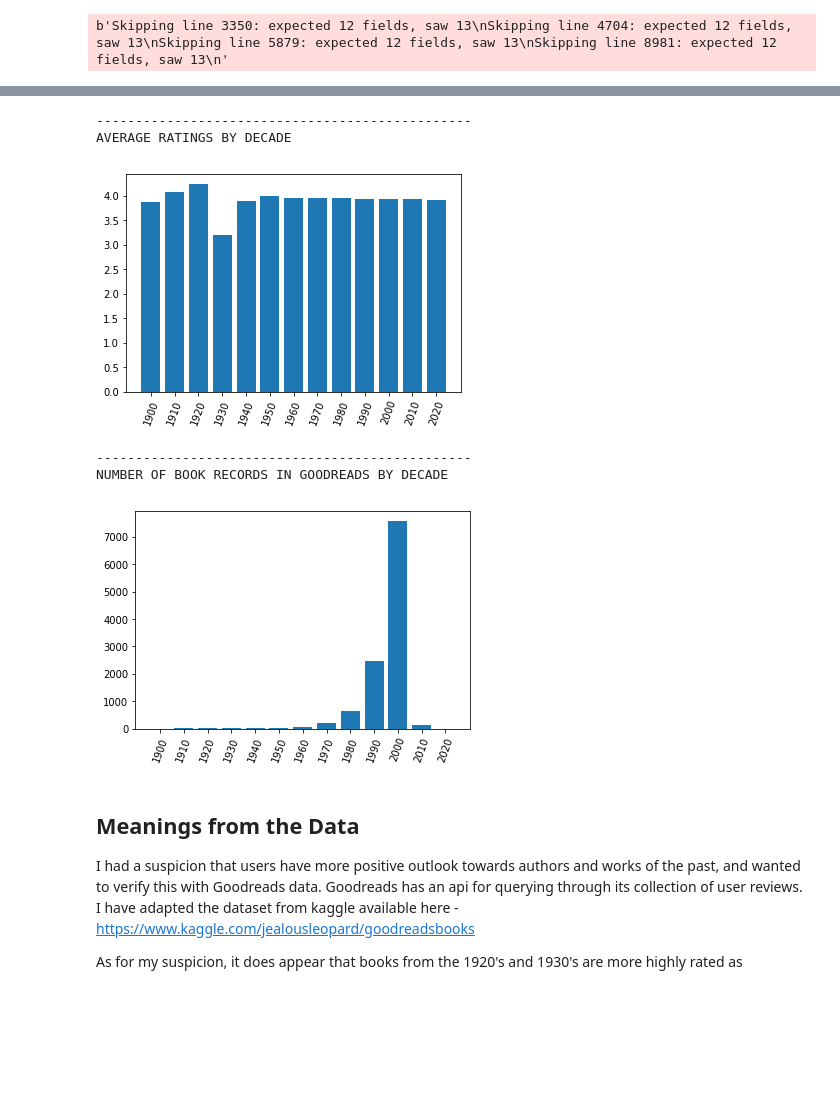
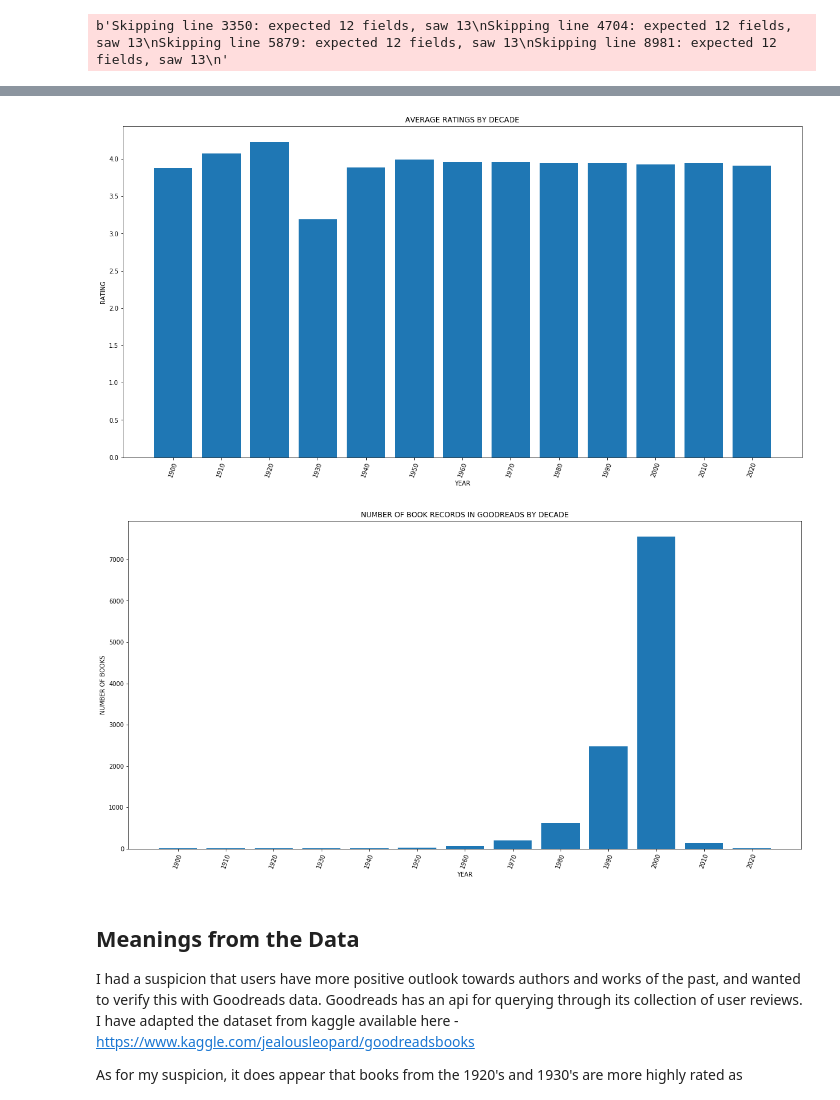
Before and after one commit to ayushi-jha/Data-Science, a Jupyter notebook: Goodreads.ipynb, the cells around one changed output, grey strips where cells are left out. Drawn from its saved outputs; the diff is of its cells as text; code cells hidden in the pictures; blank space fills up the shorter version.

Commit message:
Added some more visualizations.

```diff
--- a/Goodreads.ipynb
+++ b/Goodreads.ipynb
@@ -20,41 +14,42 @@ plt.show()
 # %%
 year_avg = {}
 
-# print(df.loc[start_year < df['year'] < end_year, 'rating'].all().sum())
 idx, val, c = 0, 0, 0
 for i in range(len(df)):
     year = (df['year'][i]//10) * 10
     if year in year_avg:
         year_avg[year]['rate'] += df['average_rating'][i]
         year_avg[year]['count'] += 1
     else:
         year_avg[year] = {}
         year_avg[year]['rate'] = df['average_rating'][i]
         year_avg[year]['count'] = 1
 decade = []
 num_books = []
 avg_rating = []
 for item in sorted(year_avg):
     decade.append(item)
     avg_rating.append(year_avg[item]['rate']/year_avg[item]['count'])
     num_books.append(year_avg[item]['count'])
-print ("------------------------------------------------\nAVERAGE RATINGS BY DECADE")
+plt.title('AVERAGE RATINGS BY DECADE')
+plt.xlabel('YEAR')
+plt.ylabel('RATING')
 plt.bar(range(len(avg_rating)), avg_rating, align='center')
 plt.xticks(range(len(decade)), decade)
 plt.xticks(rotation=70)
+plt.gcf().set_size_inches(20, 10)
 plt.show()
-print ("------------------------------------------------\nNUMBER OF BOOK RECORDS IN GOODREADS BY DECADE")
+plt.title('NUMBER OF BOOK RECORDS IN GOODREADS BY DECADE')
+plt.xlabel('YEAR')
+plt.ylabel('NUMBER OF BOOKS')
 plt.bar(range(len(num_books)), num_books, align='center')
 plt.xticks(range(len(decade)), decade)
 plt.xticks(rotation=70)
+plt.gcf().set_size_inches(20, 10)
 plt.show()
 # %% [output]
-------------------------------------------------
-AVERAGE RATINGS BY DECADE
-[figure, old version]
+[figure, new version]
-------------------------------------------------
-NUMBER OF BOOK RECORDS IN GOODREADS BY DECADE
-[figure, old version]
+[figure, new version]
 # %% [markdown]
 ## Meanings from the Data
 
```
Also changed, not shown: parts of 18 cells of this notebook.
